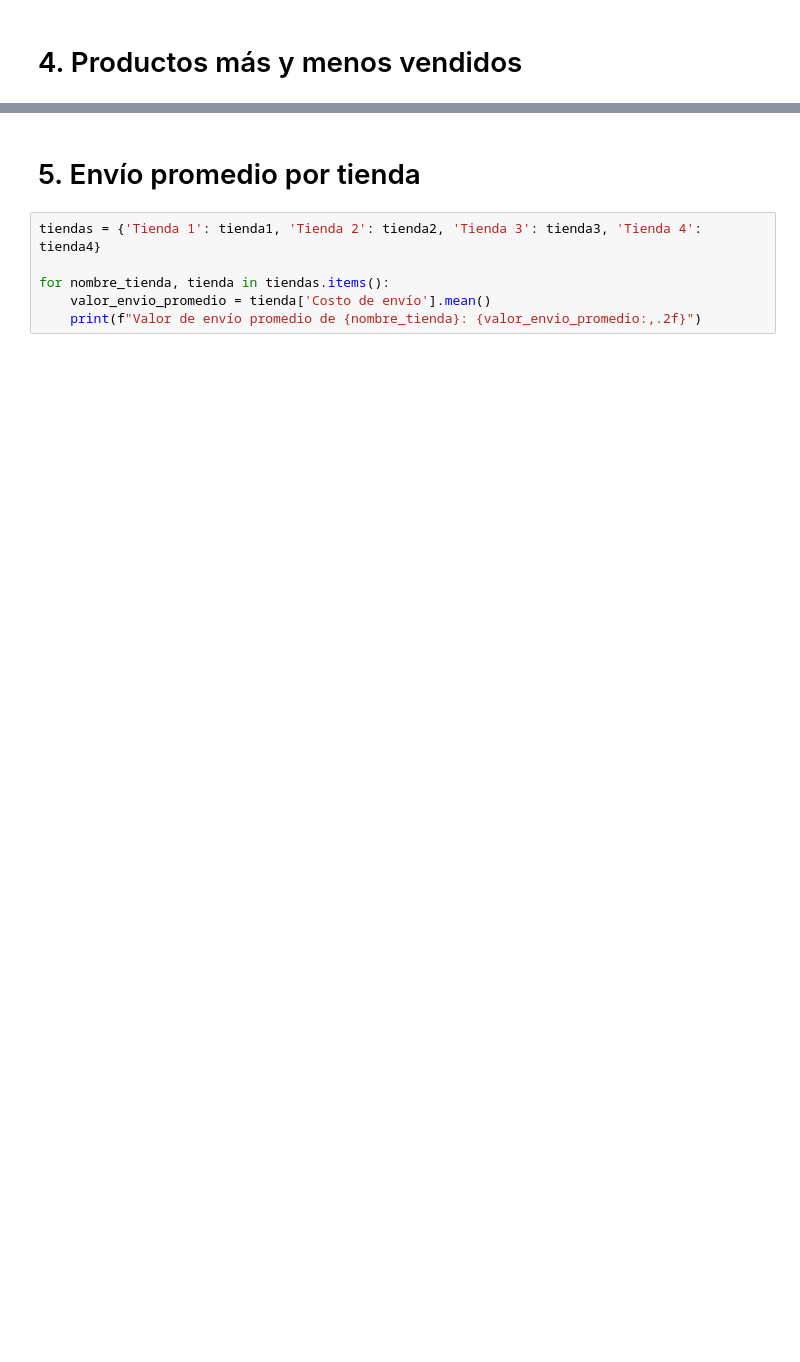
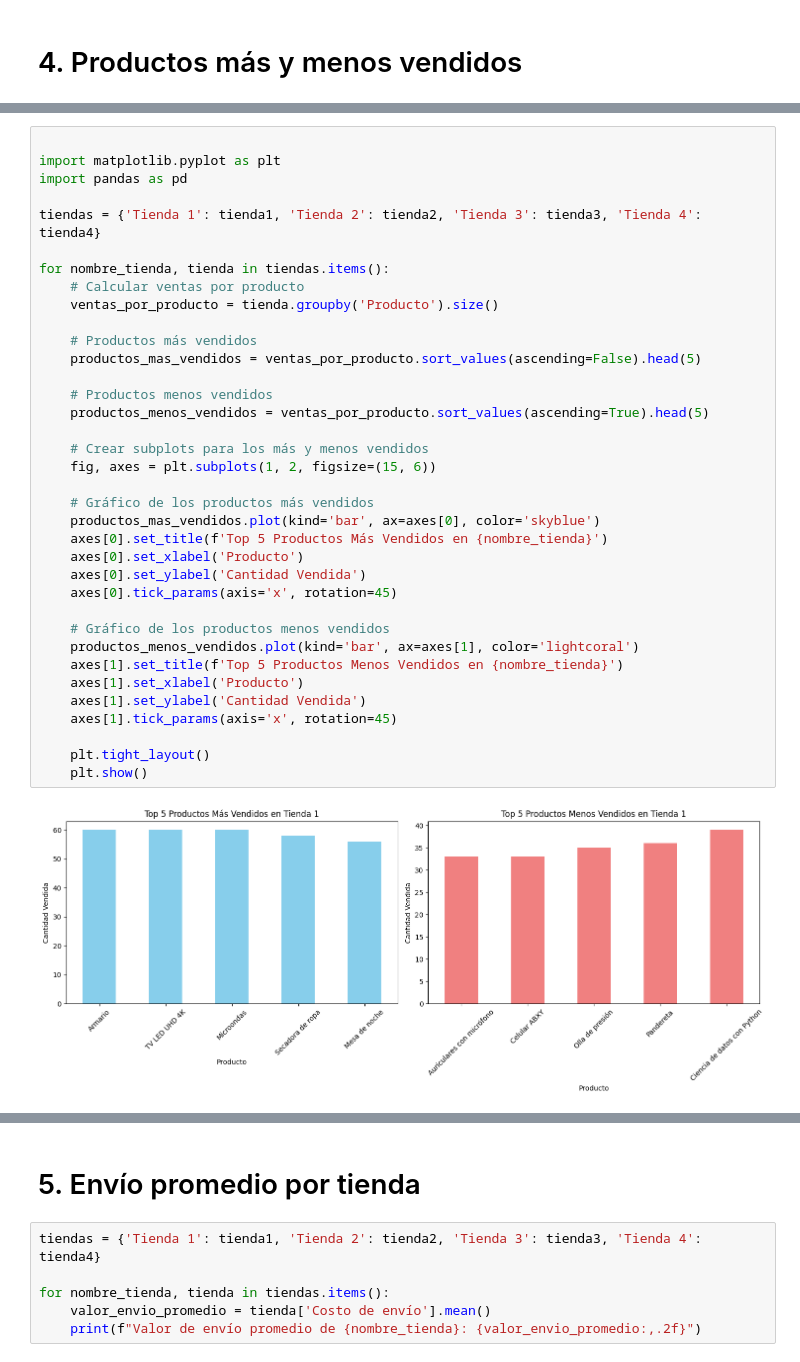
Before and after one commit to patinohoyosgisell/Challenge-Alura-Store, a Jupyter notebook: AluraStoreLatam.ipynb, the cells around one changed output, grey strips where cells are left out. Cells and saved outputs as stored; diff of their text form; blank space fills up the shorter version.

```diff
--- a/AluraStoreLatam.ipynb
+++ b/AluraStoreLatam.ipynb
@@ -237,0 +306,38 @@ print("Top 5 productos menos vendidos en la tienda 4:\n", productos_menos_vendid
+# %%
+
+import matplotlib.pyplot as plt
+import pandas as pd
+
+tiendas = {'Tienda 1': tienda1, 'Tienda 2': tienda2, 'Tienda 3': tienda3, 'Tienda 4': tienda4}
+
+for nombre_tienda, tienda in tiendas.items():
+    # Calcular ventas por producto
+    ventas_por_producto = tienda.groupby('Producto').size()
+
+    # Productos más vendidos
+    productos_mas_vendidos = ventas_por_producto.sort_values(ascending=False).head(5)
+
+    # Productos menos vendidos
+    productos_menos_vendidos = ventas_por_producto.sort_values(ascending=True).head(5)
+
+    # Crear subplots para los más y menos vendidos
+    fig, axes = plt.subplots(1, 2, figsize=(15, 6))
+
+    # Gráfico de los productos más vendidos
+    productos_mas_vendidos.plot(kind='bar', ax=axes[0], color='skyblue')
+    axes[0].set_title(f'Top 5 Productos Más Vendidos en {nombre_tienda}')
+    axes[0].set_xlabel('Producto')
+    axes[0].set_ylabel('Cantidad Vendida')
+    axes[0].tick_params(axis='x', rotation=45)
+
+    # Gráfico de los productos menos vendidos
+    productos_menos_vendidos.plot(kind='bar', ax=axes[1], color='lightcoral')
+    axes[1].set_title(f'Top 5 Productos Menos Vendidos en {nombre_tienda}')
+    axes[1].set_xlabel('Producto')
+    axes[1].set_ylabel('Cantidad Vendida')
+    axes[1].tick_params(axis='x', rotation=45)
+
+    plt.tight_layout()
+    plt.show()
+# %% [output]
+[figure, added]
```
Also changed, not shown: parts of 8 cells of this notebook.
